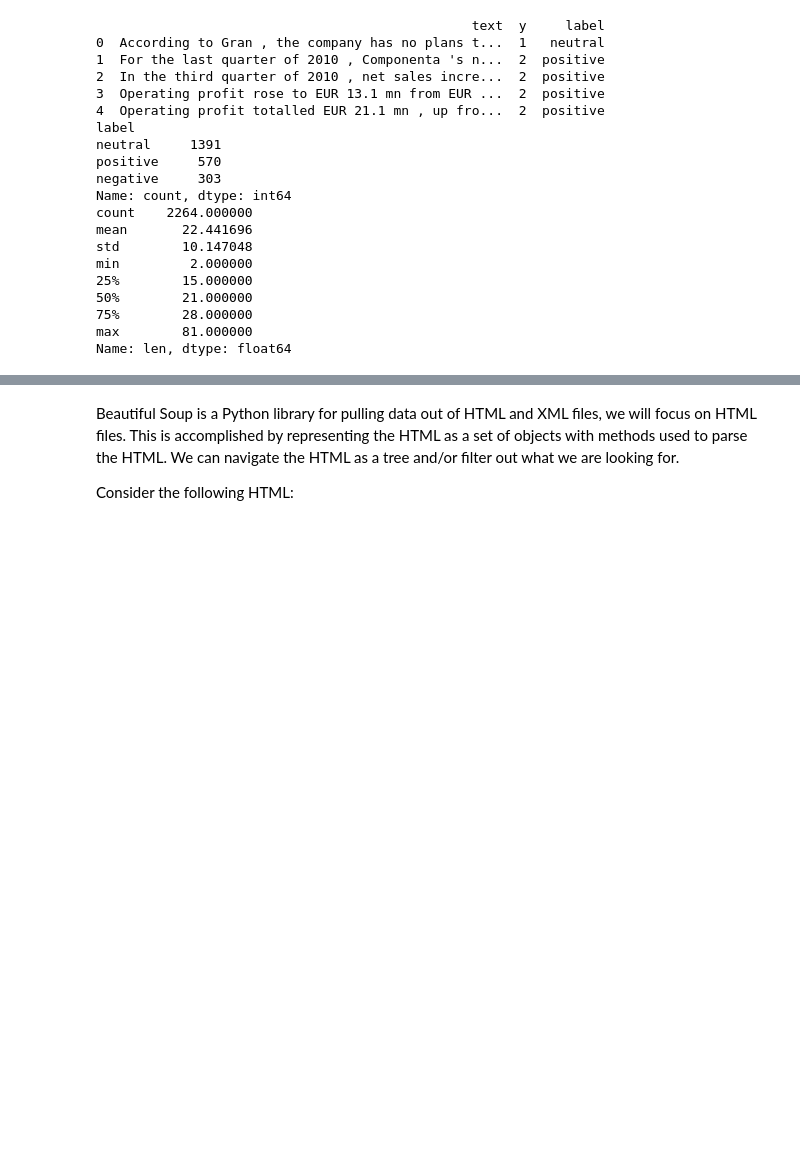
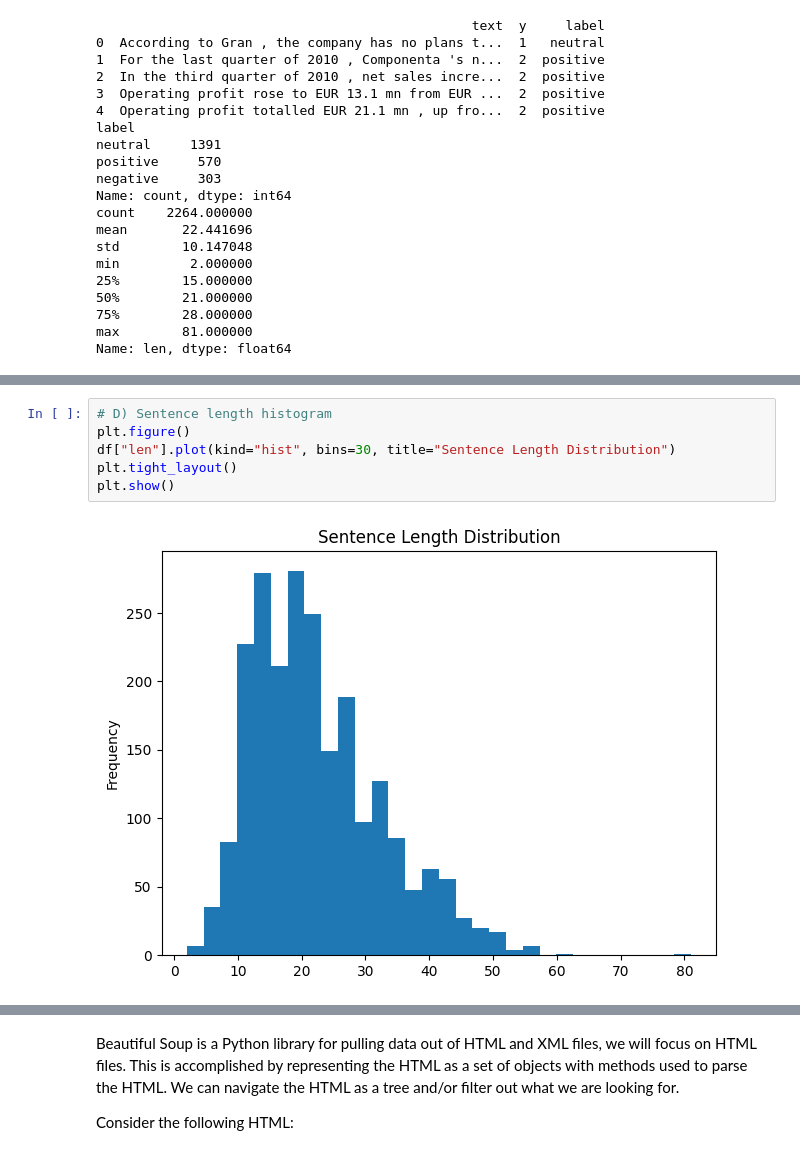
Before and after one commit to martinlf6/schwab-ds-takehome-FengLiu, a Jupyter notebook: 01_eda.ipynb, the cells around one changed output, grey strips where cells are left out. Saved outputs shown, nothing was run; the diff lists cells and outputs as text; blank space fills up the shorter version.

```diff
--- a/01_eda.ipynb
+++ b/01_eda.ipynb
@@ -62,0 +69,8 @@ Name: len, dtype: float64
+# %%
+# D) Sentence length histogram
+plt.figure()
+df["len"].plot(kind="hist", bins=30, title="Sentence Length Distribution")
+plt.tight_layout()
+plt.show()
+# %% [output]
+[figure, added]
```
Also changed, not shown: parts of 3 cells of this notebook.
